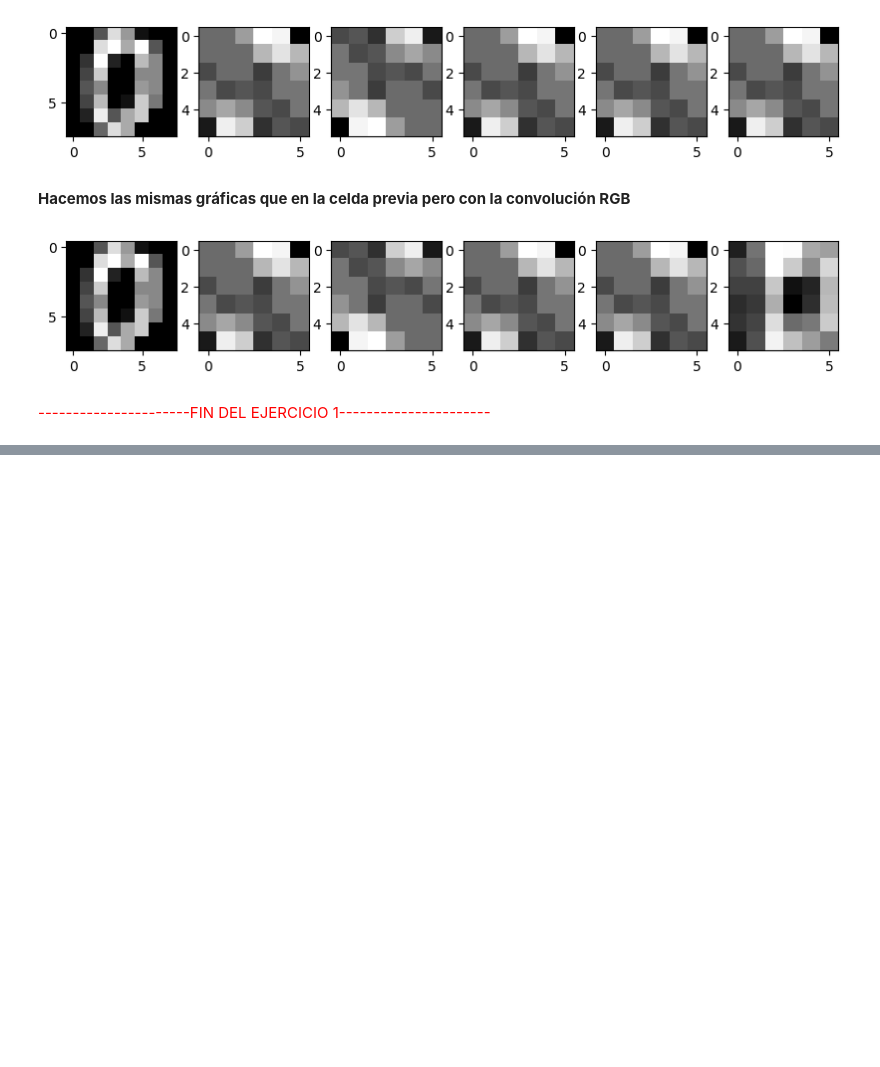
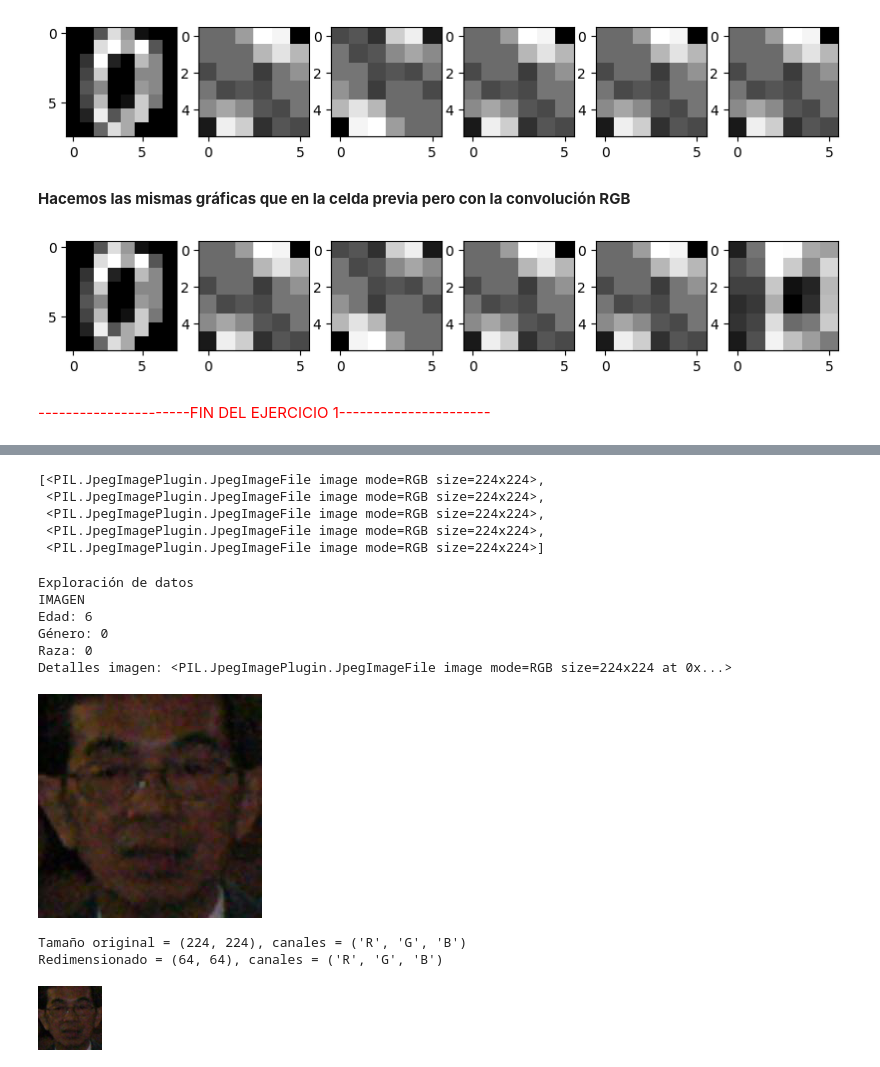
Before and after one commit to Kurocaguama/PCIC, a Jupyter notebook: Aprendizaje profundo/Tarea 2 Convolución.ipynb, the cells around one changed output, grey strips where cells are left out. Drawn from its saved outputs; the diff is of its cells as text; code cells hidden in the pictures; blank space fills up the shorter version.

```diff
--- a/Aprendizaje profundo/Tarea 2 Convolución.ipynb
+++ b/Aprendizaje profundo/Tarea 2 Convolución.ipynb
@@ -199,0 +199,9 @@ DatasetDict({
+# %%
+# Lista que solo tiene las imágenes.
+image_only = [ff_ds['train'][i]['image'] for i in range(len(ff_ds['train']))]
+# %% [output]
+[<PIL.JpegImagePlugin.JpegImageFile image mode=RGB size=224x224>,
+ <PIL.JpegImagePlugin.JpegImageFile image mode=RGB size=224x224>,
+ <PIL.JpegImagePlugin.JpegImageFile image mode=RGB size=224x224>,
+ <PIL.JpegImagePlugin.JpegImageFile image mode=RGB size=224x224>,
+ <PIL.JpegImagePlugin.JpegImageFile image mode=RGB size=224x224>]
@@ -199,0 +214,38 @@ DatasetDict({
+# %%
+muestra = ff_ds['train'][0]
+print('Exploración de datos')
+print('IMAGEN')
+print("Edad: {}".format(muestra['age']))
+print("Género: {}".format(muestra['gender']))
+print("Raza: {}".format(muestra['race']))
+print("Detalles imagen: {}".format(muestra['image']))
+# %% [output]
+Exploración de datos
+IMAGEN
+Edad: 6
+Género: 0
+Raza: 0
+Detalles imagen: <PIL.JpegImagePlugin.JpegImageFile image mode=RGB size=224x224 at 0x...>
+# %%
+muestra['image']
+# Nmms que dicen que este ser tiene 6 años qué pedo.
+# %% [output]
+[figure, added]
+# %%
+# Redimensión (Como en el notebook).
+from torchvision import transforms as T
+
+redim = T.Resize((64,64), antialias = True)
+img_pil = muestra['image']
+print("Tamaño original = {}, canales = {}".format(img_pil.size, img_pil.getbands()))
+
+rd_img_pil = redim(img_pil)
+print("Redimensionado = {}, canales = {}".format(rd_img_pil.size, rd_img_pil.getbands()))
+# %% [output]
+Tamaño original = (224, 224), canales = ('R', 'G', 'B')
+Redimensionado = (64, 64), canales = ('R', 'G', 'B')
+# %%
+# Vemos la imagen redimensionada
+rd_img_pil
+# %% [output]
+[figure, added]
```
Also changed, not shown: parts of 4 cells of this notebook.
